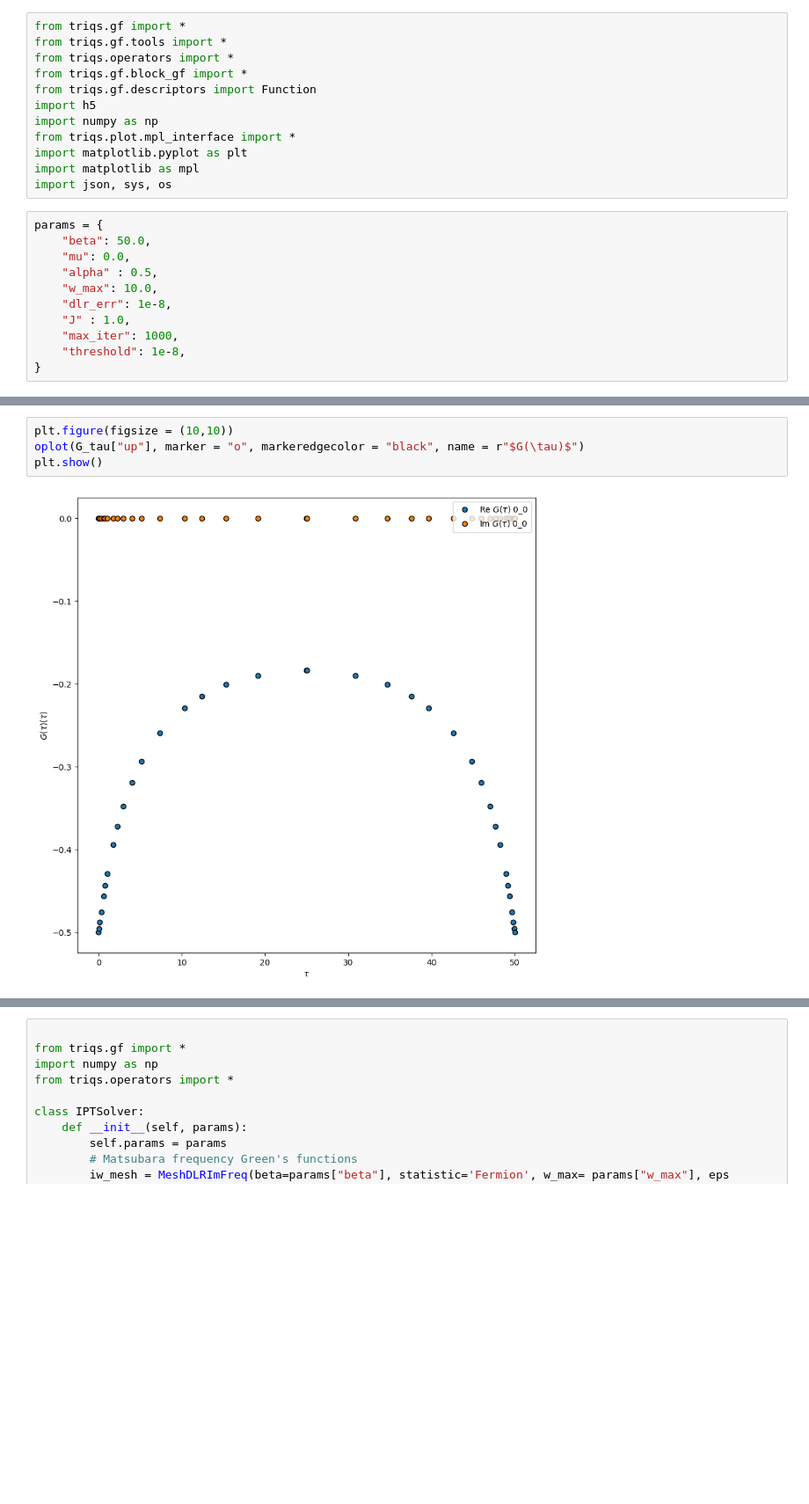
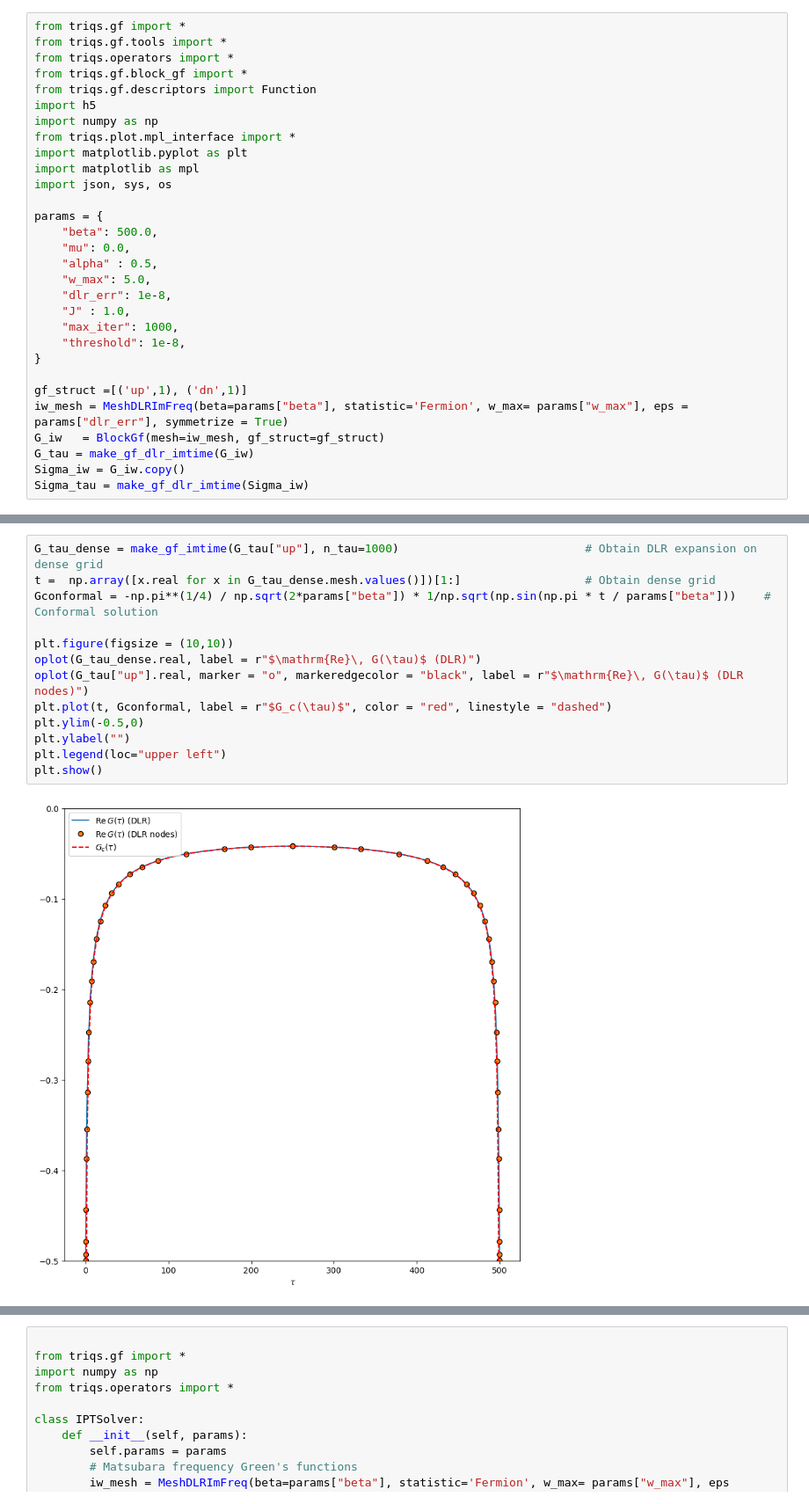
Before and after one commit to TRIQS/tutorials, a Jupyter notebook: ModelDMFT/solutions/06s-Discrete_Lehman_Representation.ipynb, the cells around one changed output, grey strips where cells are left out. Shown at 88% size. Drawn from its saved outputs; the diff is of its cells as text; blank space fills up the shorter version.

Commit message:
edits to DLR Dyson tutorial, exercise 1 solutions

```diff
--- a/ModelDMFT/solutions/06s-Discrete_Lehman_Representation.ipynb
+++ b/ModelDMFT/solutions/06s-Discrete_Lehman_Representation.ipynb
@@ -38,14 +34,21 @@ from triqs.plot.mpl_interface import *
 import matplotlib.pyplot as plt
 import matplotlib as mpl
 import json, sys, os
+
+params = {
+    "beta": 500.0,
+    "mu": 0.0,
+    "alpha" : 0.5,
+    "w_max": 5.0,
+    "dlr_err": 1e-8,
+    "J" : 1.0,
+    "max_iter": 1000,
+    "threshold": 1e-8,
+}
+
+gf_struct =[('up',1), ('dn',1)]
+iw_mesh = MeshDLRImFreq(beta=params["beta"], statistic='Fermion', w_max= params["w_max"], eps = params["dlr_err"], symmetrize = True)
+G_iw   = BlockGf(mesh=iw_mesh, gf_struct=gf_struct)
+G_tau = make_gf_dlr_imtime(G_iw)
+Sigma_iw = G_iw.copy()
+Sigma_tau = make_gf_dlr_imtime(Sigma_iw)
-# %%
-params = {
-    "beta": 50.0,
-    "mu": 0.0,
-    "alpha" : 0.5,
-    "w_max": 10.0,
-    "dlr_err": 1e-8,
-    "J" : 1.0,
-    "max_iter": 1000,
-    "threshold": 1e-8,
-}
@@ -122,6 +111,15 @@ while error > params["threshold"]:
 # %%
+G_tau_dense = make_gf_imtime(G_tau["up"], n_tau=1000)                           # Obtain DLR expansion on dense grid
+t =  np.array([x.real for x in G_tau_dense.mesh.values()])[1:]                  # Obtain dense grid
+Gconformal = -np.pi**(1/4) / np.sqrt(2*params["beta"]) * 1/np.sqrt(np.sin(np.pi * t / params["beta"]))    # Conformal solution
+
 plt.figure(figsize = (10,10))
-oplot(G_tau["up"], marker = "o", markeredgecolor = "black", name = r"$G(\tau)$")
+oplot(G_tau_dense.real, label = r"$\mathrm{Re}\, G(\tau)$ (DLR)")
+oplot(G_tau["up"].real, marker = "o", markeredgecolor = "black", label = r"$\mathrm{Re}\, G(\tau)$ (DLR nodes)")
+plt.plot(t, Gconformal, label = r"$G_c(\tau)$", color = "red", linestyle = "dashed")
+plt.ylim(-0.5,0)
+plt.ylabel("")
+plt.legend(loc="upper left")
 plt.show()
 # %% [output]
-[figure, old version]
+[figure, new version]
```
Also changed, not shown: parts of 15 cells of this notebook.
